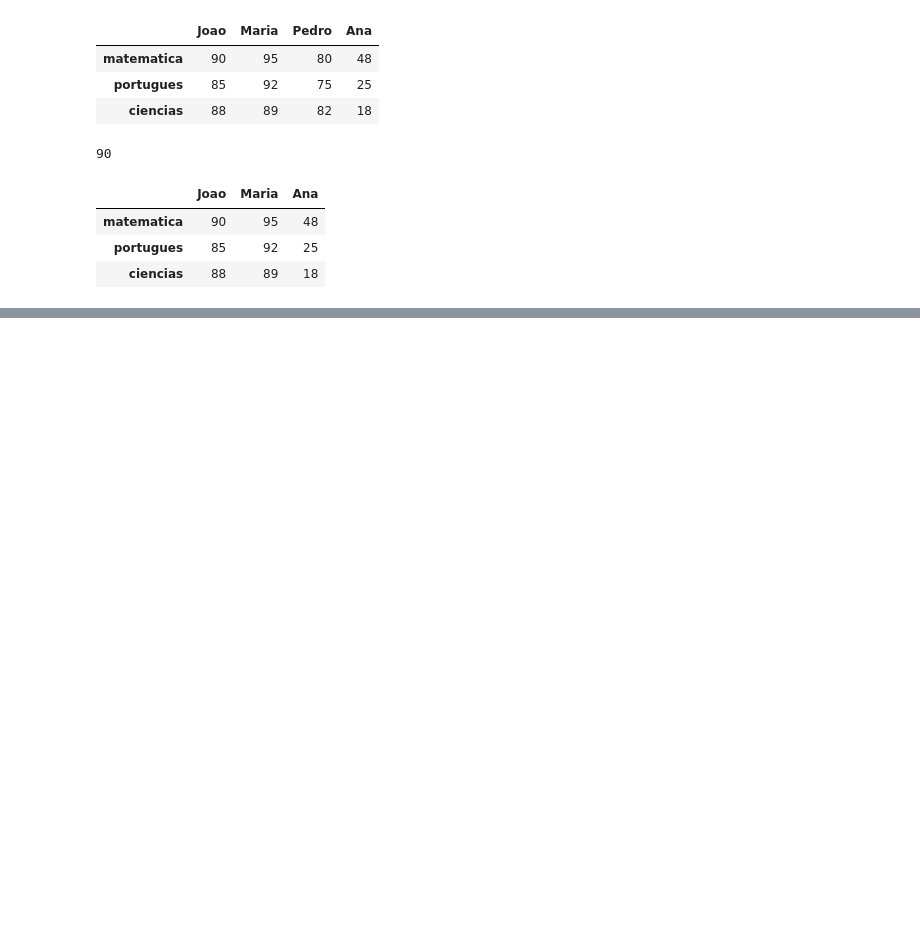
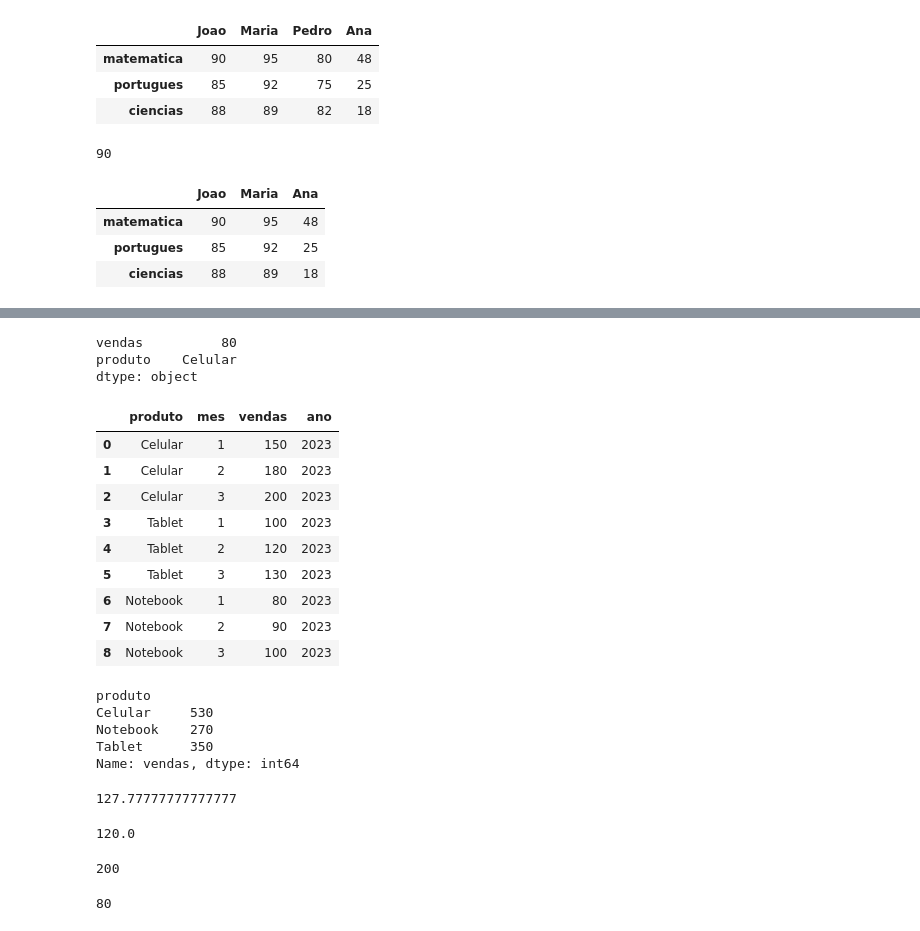
Before and after one commit to Gustavo-b017/Python_2-semestre, a Jupyter notebook: Aulas/aula 4/aula_4_4.3.24.ipynb, the cells around one changed output, grey strips where cells are left out. Cells and saved outputs as stored; diff of their text form; code cells hidden in the pictures; blank space fills up the shorter version.

```diff
--- a/Aulas/aula 4/aula_4_4.3.24.ipynb
+++ b/Aulas/aula 4/aula_4_4.3.24.ipynb
@@ -222,0 +288,23 @@ df
+# %%
+df[['vendas', 'produto']].min()
+# %% [output]
+vendas          80
+produto    Celular
+dtype: object
+# %%
+df['mes'] = pd.to_datetime(df['mes'], format='%d-%m-%Y')
+df['ano'] = df['mes'].dt.year
+df['mes'] = df['mes'].dt.month
+
+df
+# %% [output]
+|  | produto | mes | vendas | ano |
+| 0 | Celular | 1 | 150 | 2023 |
+| 1 | Celular | 2 | 180 | 2023 |
+| 2 | Celular | 3 | 200 | 2023 |
+| 3 | Tablet | 1 | 100 | 2023 |
+| 4 | Tablet | 2 | 120 | 2023 |
+| 5 | Tablet | 3 | 130 | 2023 |
+| 6 | Notebook | 1 | 80 | 2023 |
+| 7 | Notebook | 2 | 90 | 2023 |
+| 8 | Notebook | 3 | 100 | 2023 |
@@ -222,0 +314,30 @@ df
+# %%
+# agrupamento de produtos somando os valores
+produto_mais_vendido = df.groupby('produto')['vendas'].sum()
+produto_mais_vendido
+# %% [output]
+produto
+Celular     530
+Notebook    270
+Tablet      350
+Name: vendas, dtype: int64
+# %%
+media_vendas = vendas_series.mean()
+media_vendas
+# %% [output]
+127.77777777777777
+# %%
+median_vendas = vendas_series.median()
+median_vendas
+# %% [output]
+120.0
+# %%
+max_vendas = vendas_series.max()
+max_vendas
+# %% [output]
+200
+# %%
+min_vendas = vendas_series.min()
+min_vendas
+# %% [output]
+80
```
Also changed, not shown: parts of 13 cells of this notebook, 3 other files.
